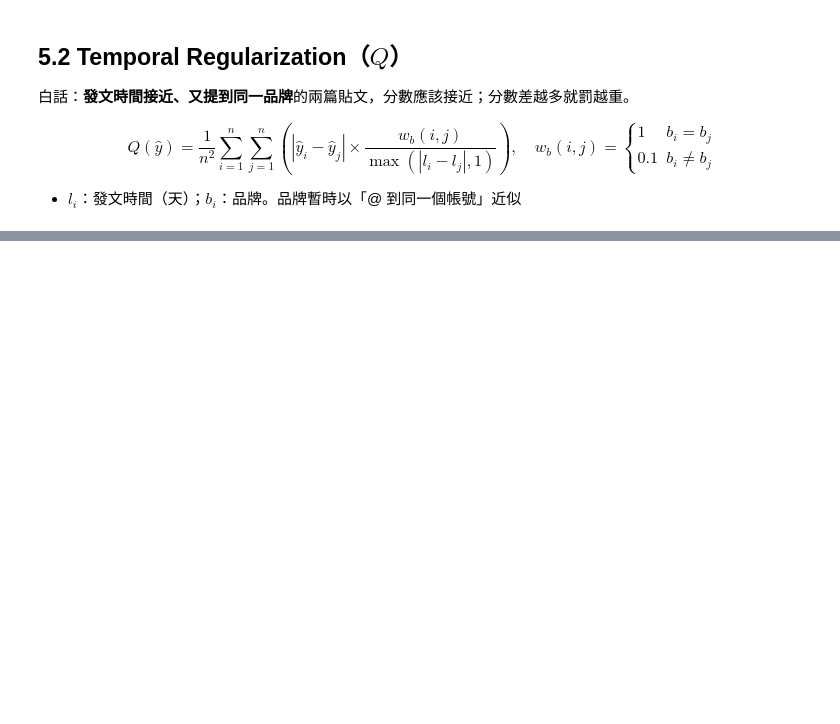
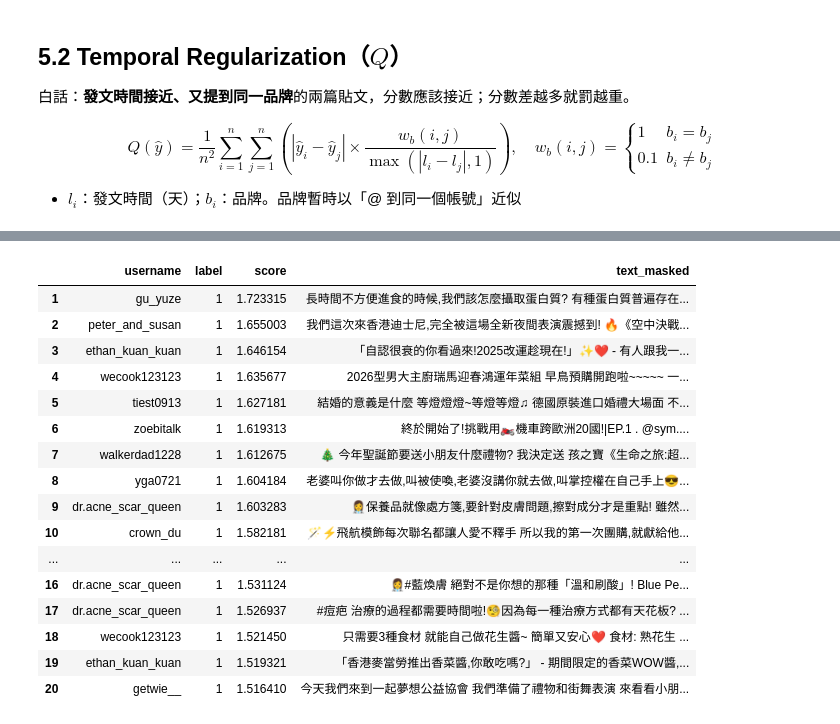
Before and after one commit to ying-tzu-dai/Multimodal_SPoD_Video, a Jupyter notebook: scripts/Pilot_Model_v0.ipynb, the cells around one changed output, grey strips where cells are left out. Drawn from its saved outputs; the diff is of its cells as text; code cells hidden in the pictures; blank space fills up the shorter version.

```diff
--- a/scripts/Pilot_Model_v0.ipynb
+++ b/scripts/Pilot_Model_v0.ipynb
@@ -845,0 +1371,19 @@ pd.DataFrame(results).T.round(3)
+# %%
+FINAL = dict(CURRENT)
+FINAL["aspects"]     = ("text", "video") + (("graph",) if X_G is not None else ())
+FINAL["text_masked"] = True                              # 原則：caption 揭露詞一律刪除
+
+_mk = FINAL["video"].replace("|raw", "|disclosure")
+if FINAL["video"].endswith("|raw") and _mk in VIDEO_BANK:
+    FINAL["video"] = _mk                                  # 原則：畫面上確認的揭露字樣一律遮蔽
+elif FINAL["video"].endswith("|raw"):
+    warnings.warn(f"{FINAL['video']} 沒有遮蔽揭露字樣的版本（OCR 只做了 K=32 均勻取樣）。"
+                  "若 11.5 確認的揭露數 > 0，需擴充 video_preprocess 的 OCR 範圍。")
+
+print("最終設定：")
+for k, v in FINAL.items():
+    print(f"  {k:12s}: {v}")
+if DECISIONS:
+    display(pd.DataFrame(DECISIONS).set_index("階段"))
+else:
+    print("（第 8 節未執行：最終設定 = 參考設定 + 原則性遮蔽）")
@@ -845,0 +1436,56 @@ pd.DataFrame(results).T.round(3)
+# %%
+final_model, _ = train_model(FINAL, split_idx["train"], split_idx["val"], seed=SEED)
+eval_split = "train" if DATA_MODE == "pilot" else "test"
+idx = split_idx[eval_split]
+
+# 各模態的 aspect attention 權重：模型平均多依賴哪個模態
+with torch.no_grad():
+    final_model.eval()
+    _, alpha = final_model(torch.as_tensor(idx, device=device), return_alpha=True)
+print("平均 aspect 權重：", dict(zip(final_model.names, alpha.mean(0).cpu().numpy().round(3))))
+
+ranked = (
+    posts.iloc[idx]
+    .assign(score=predict(final_model, idx))
+    .sort_values("score", ascending=False)
+    .reset_index(drop=True)
+)
+
+ranked.index += 1  # 排名從 1 開始
+
+# 檢查 Pilot 資料是否符合預期
+if DATA_MODE == "pilot":
+    assert len(ranked) == 299, "Pilot 貼文數不是 299"
+    assert int(ranked["label"].sum()) == 136, "Pilot 業配數不是 136"
+
+# 評估指標
+metrics = ranking_metrics(
+    ranked["score"].values,
+    ranked["label"].values,
+    ranked["username"].values
+)
+
+print(f"=== {eval_split.upper()} Ranking Results ===")
+print(f"總貼文數：{len(ranked)}")
+print(f"業配貼文數：{int(ranked['label'].sum())}")
+print(f"非業配貼文數：{int((ranked['label'] == 0).sum())}")
+
+print("\n=== Ranking Metrics ===")
+for name, value in metrics.items():
+    print(f"{name:8s}: {value:.4f}")
+
+# 額外觀察 Precision@k
+# 注意：這是已知標籤貼文的 P@k，不是 SPoD Table 3
+print("\n=== Precision@k (All Labeled Posts) ===")
+for k in [10, 50, 100, 150, 200]:
+    if k <= len(ranked):
+        p_at_k = ranked["label"].head(k).mean()
+        print(f"P@{k:<3d}: {p_at_k:.4f}")
+
+pd.set_option("display.max_colwidth", 60)
+display(
+    ranked[
+        ["username", "label", "score", "text_masked"]
+    ].head(20)
+)
+# %% [output]
@@ -845,0 +1509,17 @@ pd.DataFrame(results).T.round(3)
+|  | username | label | score | text_masked |
+| 1 | gu_yuze | 1 | 1.723315 | 長時間不方便進食的時候,我們該怎麼攝取蛋白質? 有種蛋白質普遍存在... |
+| 2 | peter_and_susan | 1 | 1.655003 | 我們這次來香港迪士尼,完全被這場全新夜間表演震撼到! 🔥《空中決戰... |
+| 3 | ethan_kuan_kuan | 1 | 1.646154 | 「自認很衰的你看過來!2025改運趁現在!」✨❤️ - 有人跟我一... |
+| 4 | wecook123123 | 1 | 1.635677 | 2026型男大主廚瑞馬迎春鴻運年菜組 早鳥預購開跑啦~~~~~ 一... |
+| 5 | tiest0913 | 1 | 1.627181 | 結婚的意義是什麼 等燈燈燈~等燈等燈♫ 德國原裝進口婚禮大場面 不... |
+| 6 | zoebitalk | 1 | 1.619313 | 終於開始了!挑戰用🏍️機車跨歐洲20國!|EP.1 . @sym.... |
+| 7 | walkerdad1228 | 1 | 1.612675 | 🎄 今年聖誕節要送小朋友什麼禮物? 我決定送 孩之寶《生命之旅:超... |
+| 8 | yga0721 | 1 | 1.604184 | 老婆叫你做才去做,叫被使喚,老婆沒講你就去做,叫掌控權在自己手上😎... |
+| 9 | dr.acne_scar_queen | 1 | 1.603283 | 👩‍⚕️保養品就像處方箋,要針對皮膚問題,擦對成分才是重點! 雖然... |
+| 10 | crown_du | 1 | 1.582181 | 🪄⚡️飛航模飾每次聯名都讓人愛不釋手 所以我的第一次團購,就獻給他... |
+| ... | ... | ... | ... | ... |
+| 16 | dr.acne_scar_queen | 1 | 1.531124 | 👩‍⚕️#藍煥膚 絕對不是你想的那種「溫和刷酸」! Blue Pe... |
+| 17 | dr.acne_scar_queen | 1 | 1.526937 | #痘疤 治療的過程都需要時間啦!🧐因為每一種治療方式都有天花板? ... |
+| 18 | wecook123123 | 1 | 1.521450 | 只需要3種食材 就能自己做花生醬~ 簡單又安心❤ 食材: 熟花生 ... |
+| 19 | ethan_kuan_kuan | 1 | 1.519321 | 「香港麥當勞推出香菜醬,你敢吃嗎?」 - 期間限定的香菜WOW醬,... |
+| 20 | getwie__ | 1 | 1.516410 | 今天我們來到一起夢想公益協會 我們準備了禮物和街舞表演 來看看小朋... |
```
Also changed, not shown: parts of 57 cells of this notebook, 3 other files.
